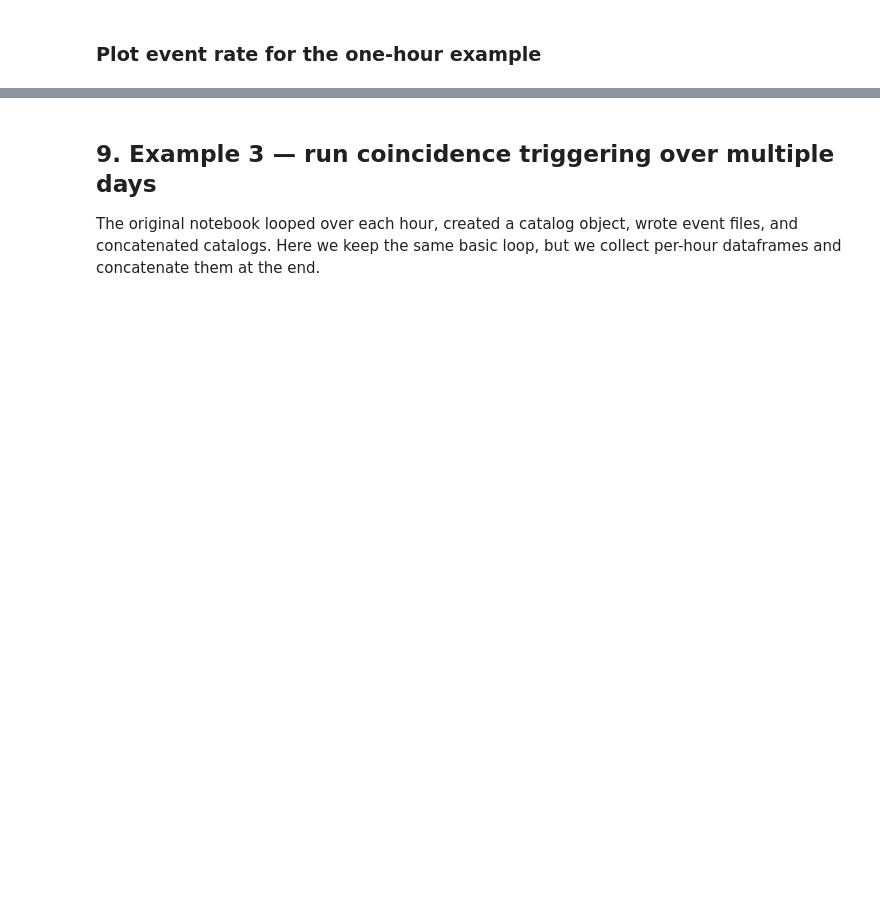
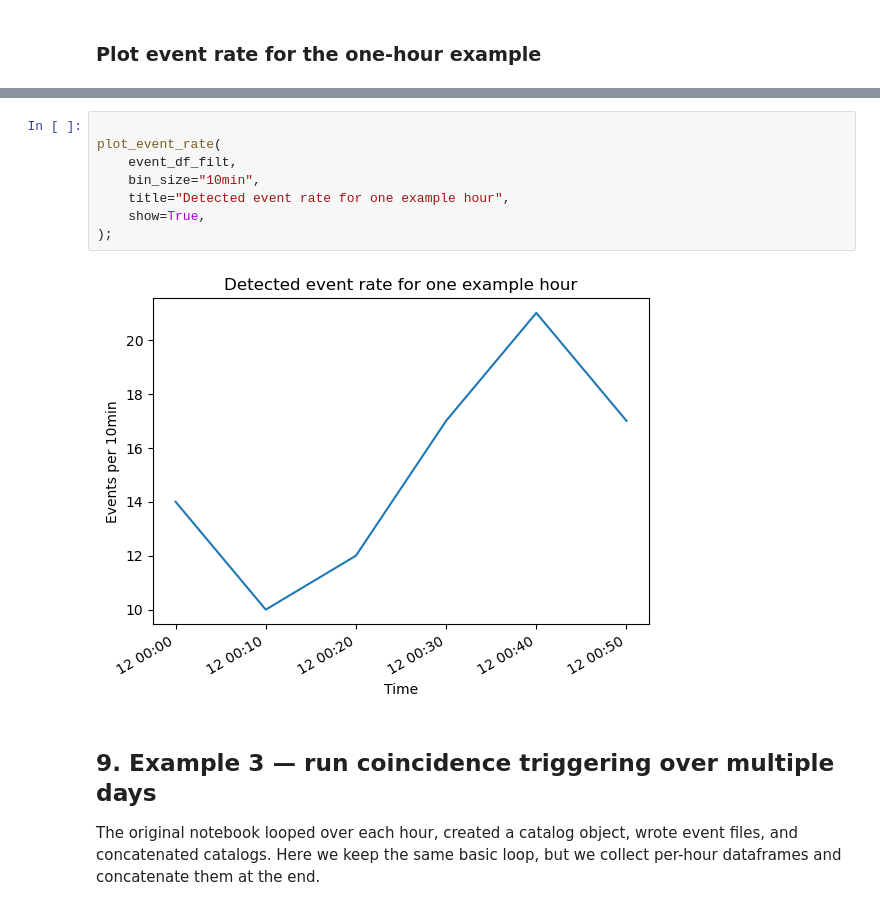
Before and after one commit to gthompson/CompSciS26, a Jupyter notebook: misc/200_event_detection_flovopy_refactored.ipynb, the cells around one changed output, grey strips where cells are left out. Drawn from its saved outputs; the diff is of its cells as text; blank space fills up the shorter version.

```diff
--- a/misc/200_event_detection_flovopy_refactored.ipynb
+++ b/misc/200_event_detection_flovopy_refactored.ipynb
@@ -358,3 +484,13 @@ plot_event_rate(
+# %%
+
+plot_event_rate(
+    event_df_filt,
+    bin_size="10min",
+    title="Detected event rate for one example hour",
+    show=True,
+);
+# %% [output]
+[figure, added]
 # %% [markdown]
 ## 9. Example 3 — run coincidence triggering over multiple days
 
```
Also changed, not shown: parts of 24 cells of this notebook, 3 other files.
